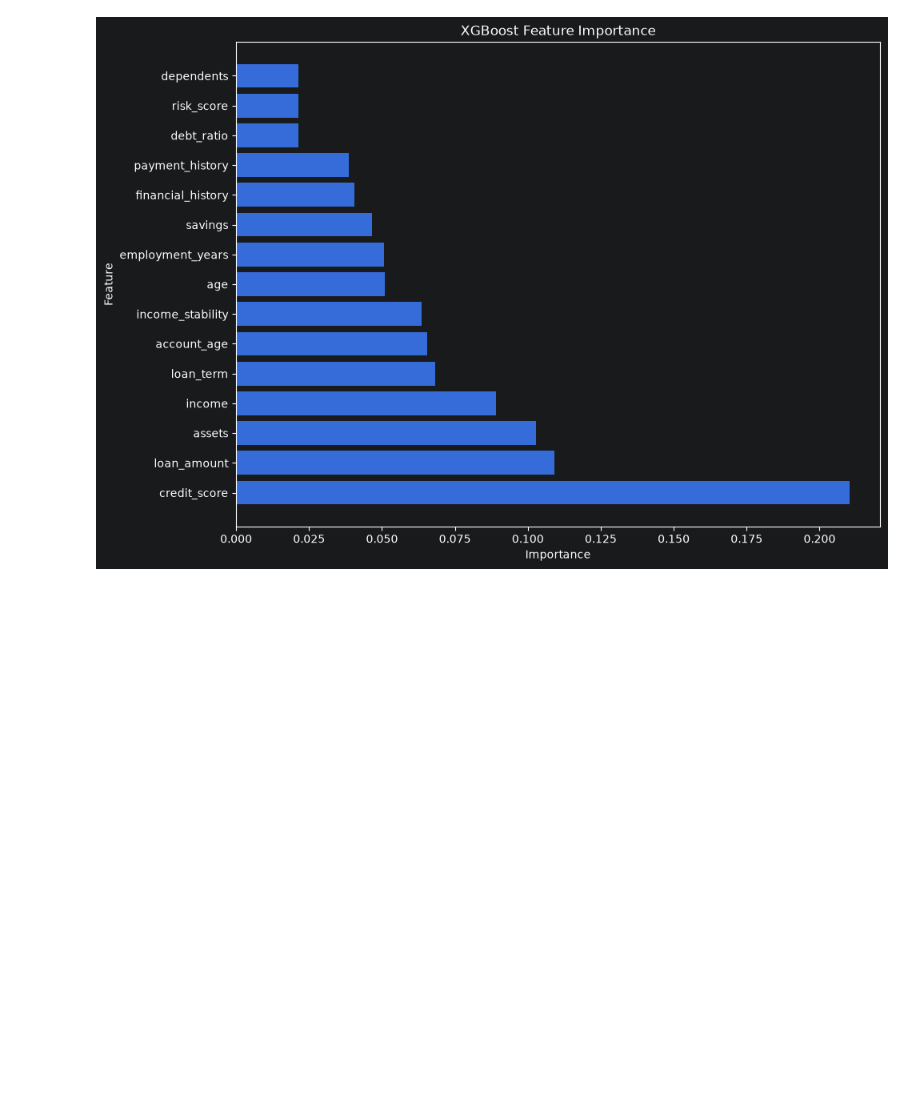
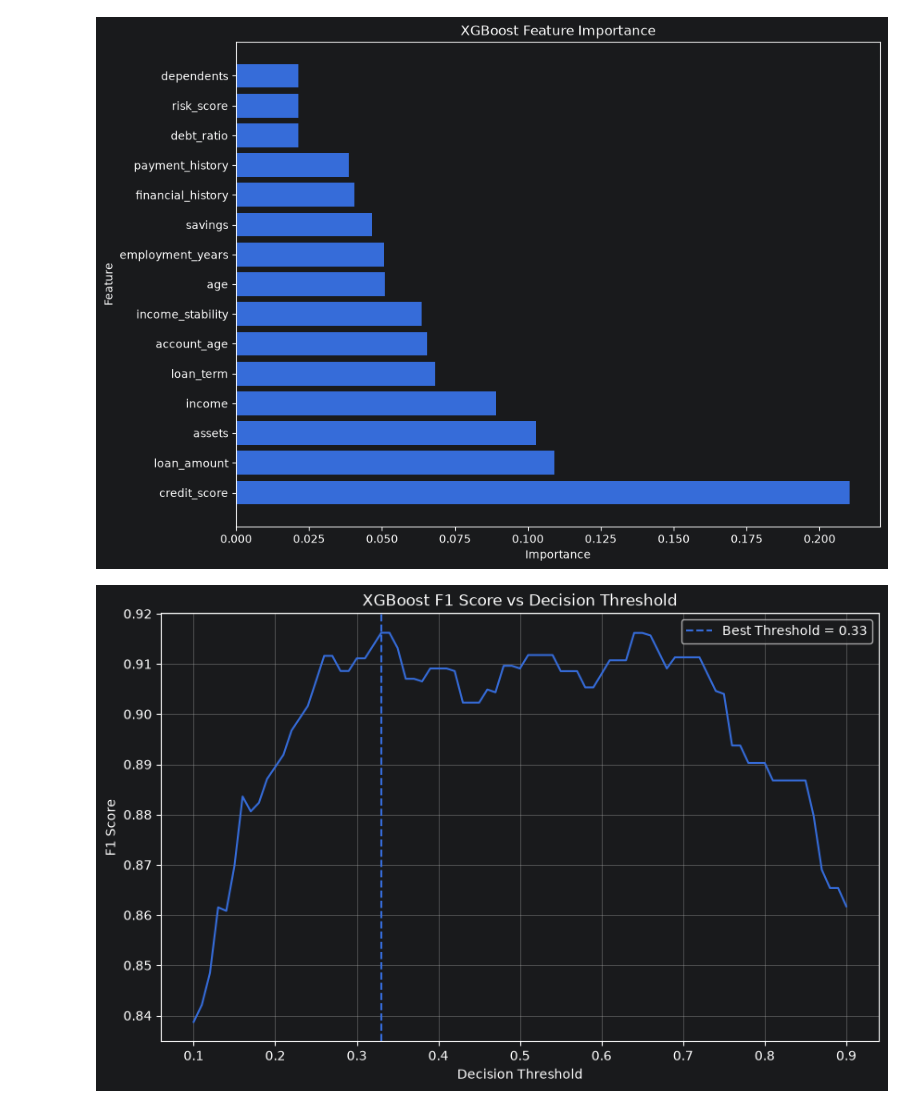
Before and after one commit to MUHAMMADZARYABKHAN-21/new.py, a Jupyter notebook: SCIKIT/Lesson23XGboostClassificationAdvanced.ipynb, the cells around one changed output. Cells and saved outputs as stored; diff of their text form; code cells hidden in the pictures; blank space fills up the shorter version.

```diff
--- a/SCIKIT/Lesson23XGboostClassificationAdvanced.ipynb
+++ b/SCIKIT/Lesson23XGboostClassificationAdvanced.ipynb
@@ -283,0 +306,29 @@ plt.show()
+# %%
+plt.figure(figsize=(10, 6))
+
+plt.plot(
+    thresholds,
+    f1_scores
+)
+
+best_index = np.argmax(f1_scores)
+
+plt.axvline(
+    thresholds[best_index],
+    linestyle="--",
+    label=f"Best Threshold = {thresholds[best_index]:.2f}"
+)
+
+plt.xlabel("Decision Threshold")
+plt.ylabel("F1 Score")
+
+plt.title(
+    "XGBoost F1 Score vs Decision Threshold"
+)
+
+plt.legend()
+plt.grid()
+
+plt.show()
+# %% [output]
+[figure, added]
```
Also changed, not shown: parts of 16 cells of this notebook.
